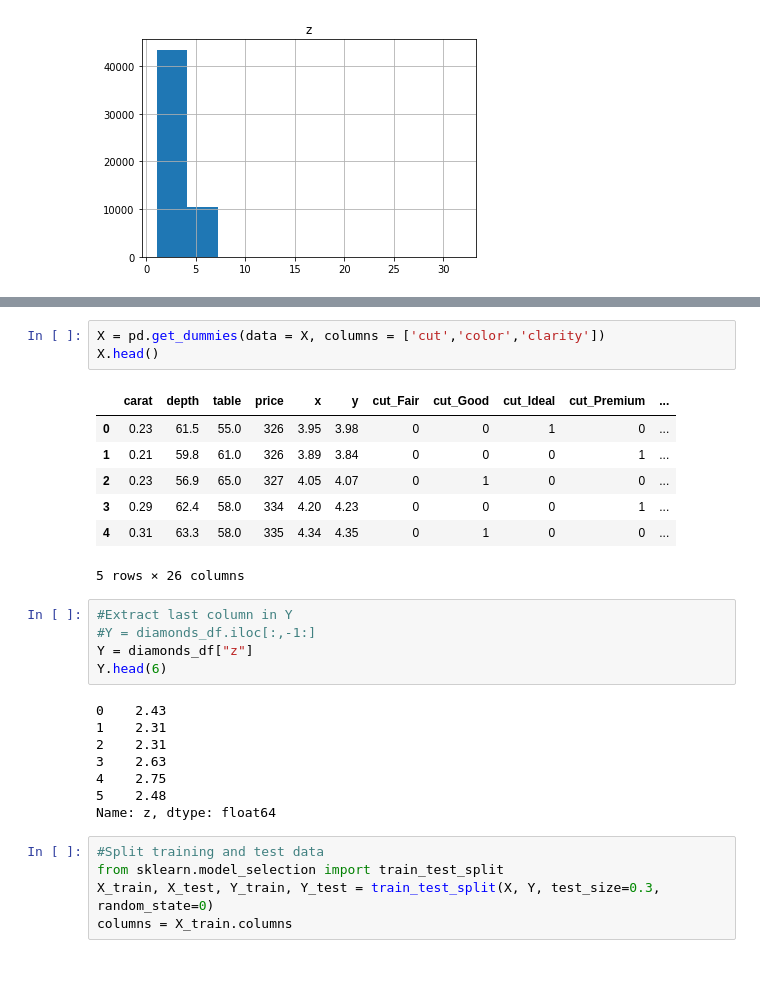
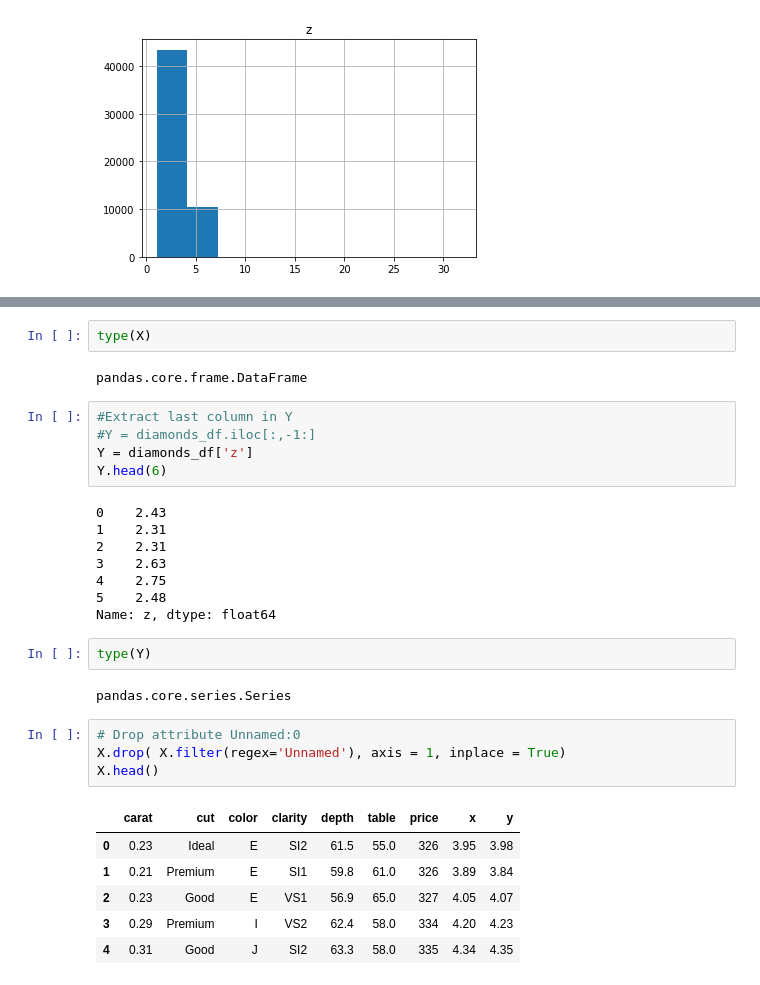
Before and after one commit to manisha9608/census-income-data-prediction, a Jupyter notebook: que2/diamonds.ipynb, the cells around one changed output, grey strips where cells are left out. Saved outputs shown, nothing was run; the diff lists cells and outputs as text.

```diff
--- a/que2/diamonds.ipynb
+++ b/que2/diamonds.ipynb
@@ -415,18 +410,11 @@ X.head(6)
-# %%
-X = pd.get_dummies(data = X, columns = ['cut','color','clarity'])
-X.head()
-# %% [output]
-|  | carat | depth | table | price | x | y | cut_Fair | cut_Good | cut_Ideal | cut_Premium | ... |
-| 0 | 0.23 | 61.5 | 55.0 | 326 | 3.95 | 3.98 | 0 | 0 | 1 | 0 | ... |
-| 1 | 0.21 | 59.8 | 61.0 | 326 | 3.89 | 3.84 | 0 | 0 | 0 | 1 | ... |
-| 2 | 0.23 | 56.9 | 65.0 | 327 | 4.05 | 4.07 | 0 | 1 | 0 | 0 | ... |
-| 3 | 0.29 | 62.4 | 58.0 | 334 | 4.20 | 4.23 | 0 | 0 | 0 | 1 | ... |
-| 4 | 0.31 | 63.3 | 58.0 | 335 | 4.34 | 4.35 | 0 | 1 | 0 | 0 | ... |
-5 rows × 26 columns
+# %%
+type(X)
+# %% [output]
+pandas.core.frame.DataFrame
 # %%
 #Extract last column in Y
 #Y = diamonds_df.iloc[:,-1:]
-Y = diamonds_df["z"]
+Y = diamonds_df['z']
 Y.head(6)
 # %% [output]
 0    2.43
@@ -436,8 +424,18 @@ Y.head(6)
 4    2.75
 5    2.48
 Name: z, dtype: float64
-# %%
-#Split training and test data
-from sklearn.model_selection import train_test_split
-X_train, X_test, Y_train, Y_test = train_test_split(X, Y, test_size=0.3, random_state=0)
-columns = X_train.columns
+# %%
+type(Y)
+# %% [output]
+pandas.core.series.Series
+# %%
+# Drop attribute Unnamed:0
+X.drop( X.filter(regex='Unnamed'), axis = 1, inplace = True)
+X.head()
+# %% [output]
+|  | carat | cut | color | clarity | depth | table | price | x | y |
+| 0 | 0.23 | Ideal | E | SI2 | 61.5 | 55.0 | 326 | 3.95 | 3.98 |
+| 1 | 0.21 | Premium | E | SI1 | 59.8 | 61.0 | 326 | 3.89 | 3.84 |
+| 2 | 0.23 | Good | E | VS1 | 56.9 | 65.0 | 327 | 4.05 | 4.07 |
+| 3 | 0.29 | Premium | I | VS2 | 62.4 | 58.0 | 334 | 4.20 | 4.23 |
+| 4 | 0.31 | Good | J | SI2 | 63.3 | 58.0 | 335 | 4.34 | 4.35 |
```
Also changed, not shown: parts of 25 cells of this notebook.
